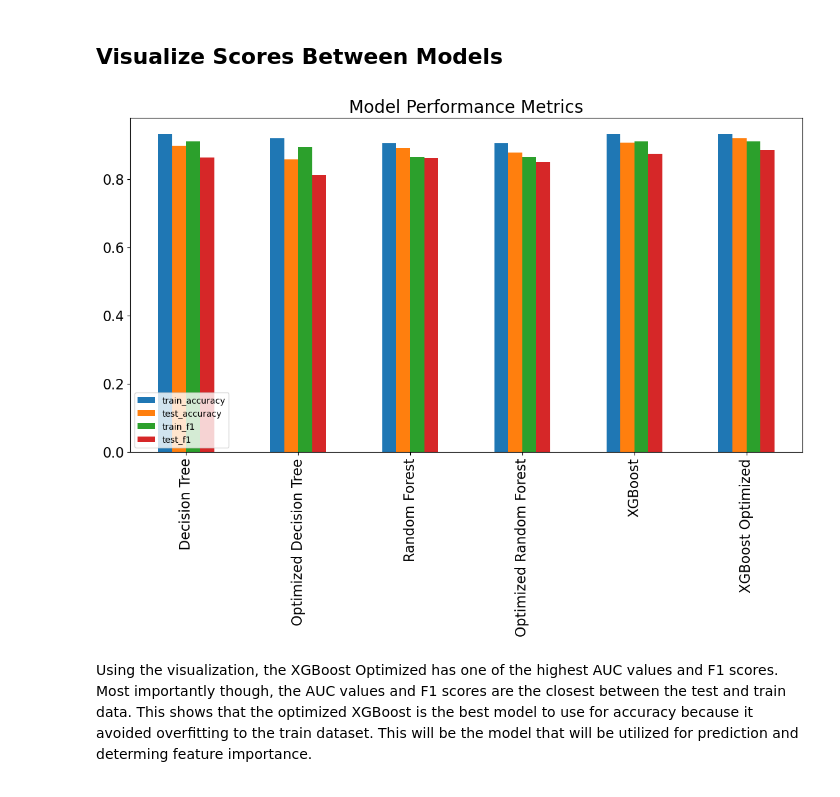
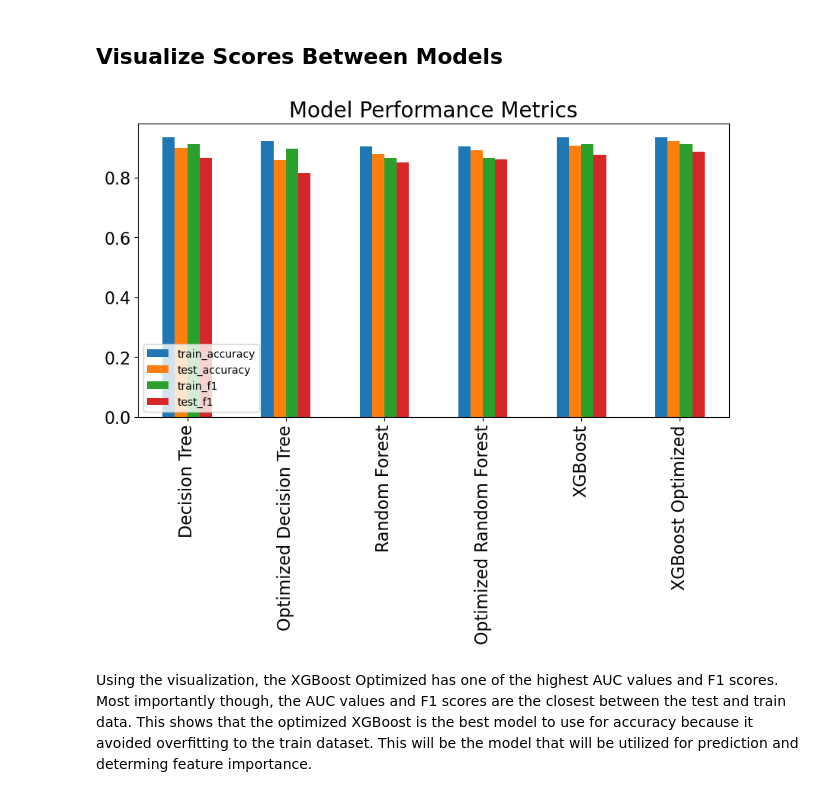
Before and after one commit to emilykmarsh/Students-Adaptivity-Level-In-Online-Education, a Jupyter notebook: Phase3FinalProject .ipynb, the cells around one changed output. Cells and saved outputs as stored; diff of their text form; code cells hidden in the pictures.

```diff
--- a/Phase3FinalProject .ipynb
+++ b/Phase3FinalProject .ipynb
@@ -71,7 +71,7 @@ sns.palplot(pal)
 ## Initial Dataset Exploration
 # %%
 #importing dataset into a pandas dataframe
-data = pd.read_csv('students_adaptability_level_online_education 2.csv')
+data = pd.read_csv('data/students_adaptability_level_online_education 2.csv')
 # %%
 #initial overview of datasets columns and data types
 data.info()
@@ -1477,26 +1477,25 @@ The new optimized parameters made a slight improvement in the AUC value for the
 # %%
 # create a dataframe of the scores for the different models
 score_df = pd.DataFrame({'train_accuracy': [accuracy_tree_train, accuracy_optimized_train, accuracy_rfc_train,
                                            accuracy_grf_train, accuracy_xgb_train, accuracy_grid_xgb_train],
                         'test_accuracy': [accuracy_tree_test, accuracy_optimized_test, accuracy_rfc_test,
                                            accuracy_grf_test, accuracy_xgb_test, accuracy_grid_xgb_test],
                         'train_f1': [f1_score_tree_train, f1_score_optimized_train, f1_score_rfc_train,
                                            f1_score_grf_train, f1_score_xgb_train, f1_score_grid_xgb_train],
                          'test_f1': [f1_score_tree_test, f1_score_optimized_test, f1_score_rfc_test,
                                            f1_score_grf_test, f1_score_xgb_test, f1_score_grid_xgb_test]
                         }, index=['Decision Tree', 'Optimized Decision Tree','Random Forest',
                                   'Optimized Random Forest', 'XGBoost', 'XGBoost Optimized'])
 
 
 #plot the data
-score_df.plot.bar(figsize=(14,7))
+score_df.plot.bar(figsize=(10,5))
 plt.legend(loc='lower left')
 plt.title('Model Performance Metrics', fontsize=20)
 plt.xticks(fontsize=16)
 plt.yticks(fontsize=16);
-plt.savefig("ModelPerformanceMetrics.jpg");
 # %% [output]
-[figure, old version]
+[figure, new version]
 # %% [markdown]
 Using the visualization, the XGBoost Optimized has one of the highest AUC values and F1 scores. Most importantly though, the AUC values and F1 scores are the closest between the test and train data. This shows that the optimized XGBoost is the best model to use for accuracy because it avoided overfitting to the train dataset. This will be the model that will be utilized for prediction and determing feature importance.
 # %% [markdown]
```
Also changed, not shown: parts of 7 cells of this notebook, 5 other files.
